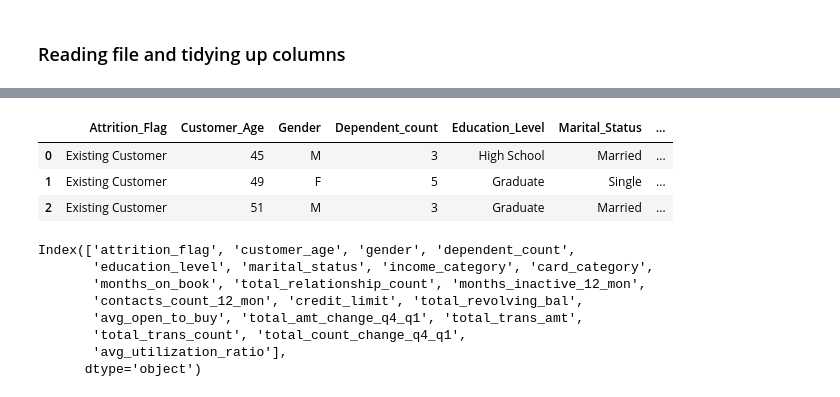
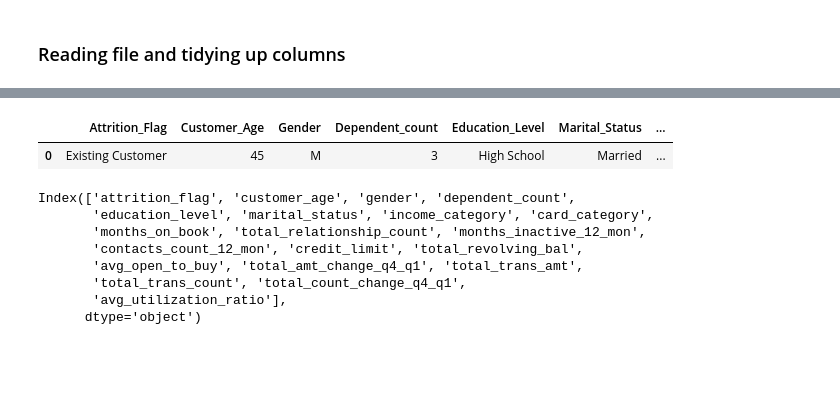
Before and after one commit to jonjonnyjonjon/introml-g2t4, a Jupyter notebook: data-preprocessing.ipynb, the cells around one changed output, grey strips where cells are left out. Cells and saved outputs as stored; diff of their text form; code cells hidden in the pictures; blank space fills up the shorter version.

```diff
--- a/data-preprocessing.ipynb
+++ b/data-preprocessing.ipynb
@@ -15,5 +15,4 @@ from sklearn.model_selection import train_test_split
 # %% [markdown]
 ### Reading file and tidying up columns
 # %%
-data = pd.read_csv("./data/BankChurners.csv")
-data.head()
+data = pd.read_csv("./Data/BankChurners.csv")
@@ -28,12 +19,10 @@ data.head()
 # %%
 # dropping irrelevant columns
 data = data.drop(columns=["CLIENTNUM", "Naive_Bayes_Classifier_Attrition_Flag_Card_Category_Contacts_Count_12_mon_Dependent_count_Education_Level_Months_Inactive_12_mon_1", "Naive_Bayes_Classifier_Attrition_Flag_Card_Category_Contacts_Count_12_mon_Dependent_count_Education_Level_Months_Inactive_12_mon_2"], axis=1)
-data.head(3)
+data.head(1)
 # %% [output]
 |  | Attrition_Flag | Customer_Age | Gender | Dependent_count | Education_Level | Marital_Status | ... |
 | 0 | Existing Customer | 45 | M | 3 | High School | Married | ... |
-| 1 | Existing Customer | 49 | F | 5 | Graduate | Single | ... |
-| 2 | Existing Customer | 51 | M | 3 | Graduate | Married | ... |
 # %%
 # tidy up and standardise column naming convention
 tidied_cols = []
```
Also changed, not shown: parts of 17 cells of this notebook, 2 other files.
